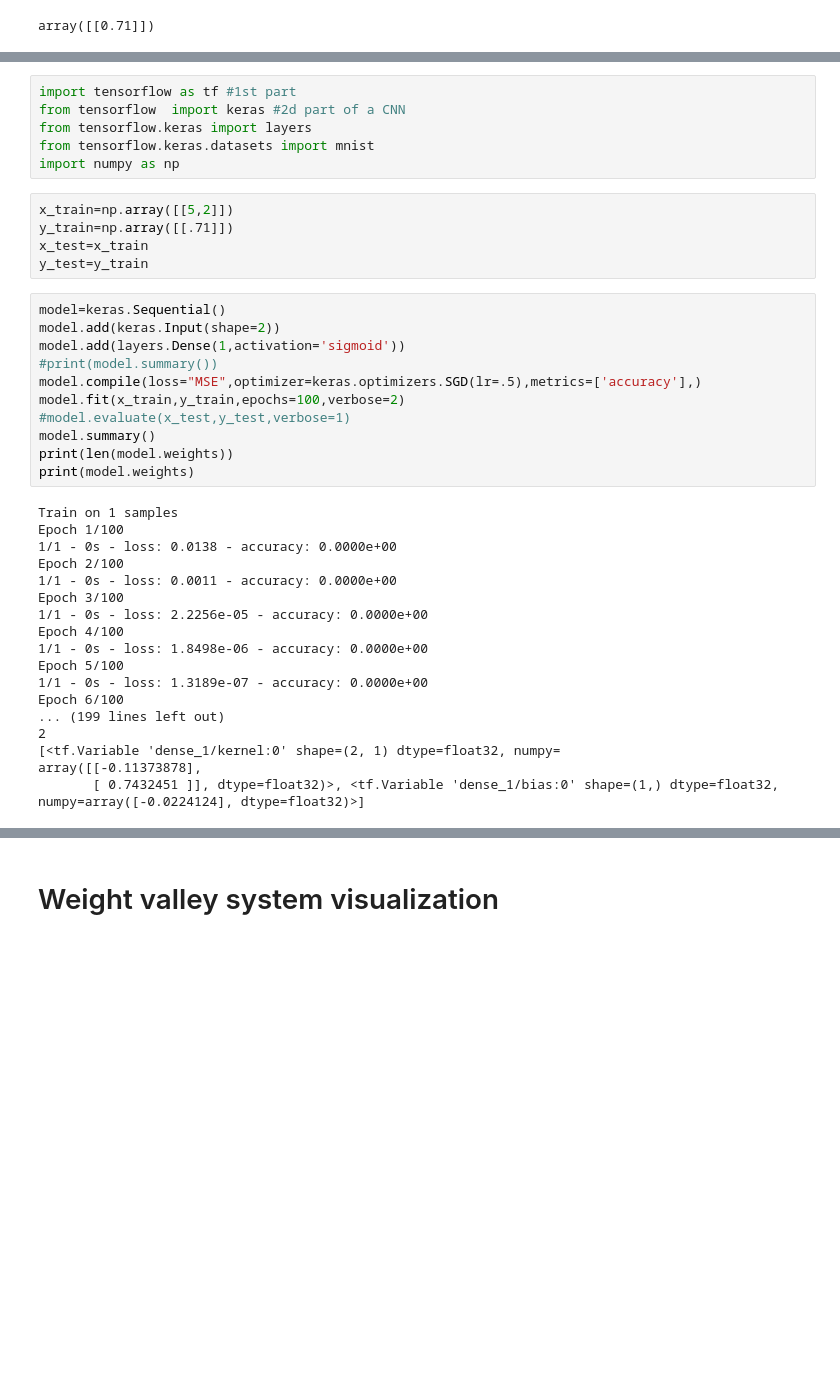
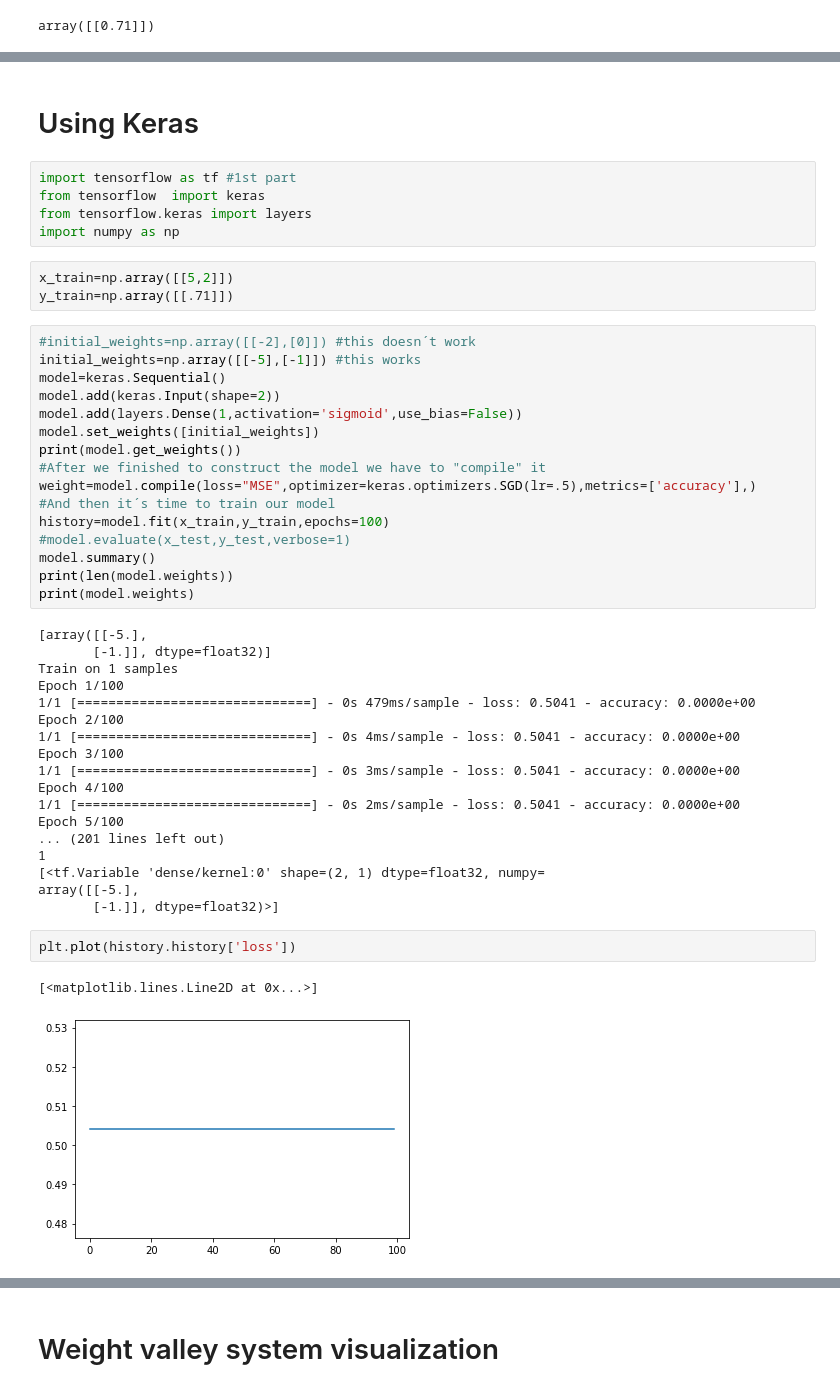
Before and after one commit to alejgdr/simple_perceptron, a Jupyter notebook: Simple_perceptron.ipynb, the cells around one changed output, grey strips where cells are left out. Saved outputs shown, nothing was run; the diff lists cells and outputs as text; blank space fills up the shorter version.

Commit message:
todo bien, solo los peso TF están para que el modelo falle

```diff
--- a/Simple_perceptron.ipynb
+++ b/Simple_perceptron.ipynb
@@ -188,43 +191,52 @@ array([[0.71]])
+# %% [markdown]
+# Using Keras
 # %%
 import tensorflow as tf #1st part
-from tensorflow  import keras #2d part of a CNN
+from tensorflow  import keras
 from tensorflow.keras import layers
-from tensorflow.keras.datasets import mnist
 import numpy as np
 # %%
 x_train=np.array([[5,2]])
 y_train=np.array([[.71]])
-x_test=x_train
-y_test=y_train
 # %%
+#initial_weights=np.array([[-2],[0]]) #this doesn´t work
+initial_weights=np.array([[-5],[-1]]) #this works
 model=keras.Sequential()
 model.add(keras.Input(shape=2))
-model.add(layers.Dense(1,activation='sigmoid'))
-#print(model.summary())
-model.compile(loss="MSE",optimizer=keras.optimizers.SGD(lr=.5),metrics=['accuracy'],)
-model.fit(x_train,y_train,epochs=100,verbose=2)
+model.add(layers.Dense(1,activation='sigmoid',use_bias=False))
+model.set_weights([initial_weights])
+print(model.get_weights())
+#After we finished to construct the model we have to "compile" it
+weight=model.compile(loss="MSE",optimizer=keras.optimizers.SGD(lr=.5),metrics=['accuracy'],)
+#And then it´s time to train our model
+history=model.fit(x_train,y_train,epochs=100)
 #model.evaluate(x_test,y_test,verbose=1)
 model.summary()
 print(len(model.weights))
 print(model.weights)
 # %% [output]
+[array([[-5.],
+       [-1.]], dtype=float32)]
 Train on 1 samples
 Epoch 1/100
-1/1 - 0s - loss: 0.0138 - accuracy: 0.0000e+00
+1/1 [==============================] - 0s 479ms/sample - loss: 0.5041 - accuracy: 0.0000e+00
 Epoch 2/100
-1/1 - 0s - loss: 0.0011 - accuracy: 0.0000e+00
+1/1 [==============================] - 0s 4ms/sample - loss: 0.5041 - accuracy: 0.0000e+00
 Epoch 3/100
-1/1 - 0s - loss: 2.2256e-05 - accuracy: 0.0000e+00
+1/1 [==============================] - 0s 3ms/sample - loss: 0.5041 - accuracy: 0.0000e+00
 Epoch 4/100
-1/1 - 0s - loss: 1.8498e-06 - accuracy: 0.0000e+00
+1/1 [==============================] - 0s 2ms/sample - loss: 0.5041 - accuracy: 0.0000e+00
 Epoch 5/100
-1/1 - 0s - loss: 1.3189e-07 - accuracy: 0.0000e+00
-Epoch 6/100
-... (199 lines left out)
-2
-[<tf.Variable 'dense_1/kernel:0' shape=(2, 1) dtype=float32, numpy=
-array([[-0.11373878],
-       [ 0.7432451 ]], dtype=float32)>, <tf.Variable 'dense_1/bias:0' shape=(1,) dtype=float32, numpy=array([-0.0224124], dtype=float32)>]
+... (201 lines left out)
+1
+[<tf.Variable 'dense/kernel:0' shape=(2, 1) dtype=float32, numpy=
+array([[-5.],
+       [-1.]], dtype=float32)>]
+# %%
+plt.plot(history.history['loss'])
+# %% [output]
+[<matplotlib.lines.Line2D at 0x...>]
+[figure, added]
 # %%
 model.weights
 # %% [output]
```
Also changed, not shown: parts of 18 cells of this notebook.
